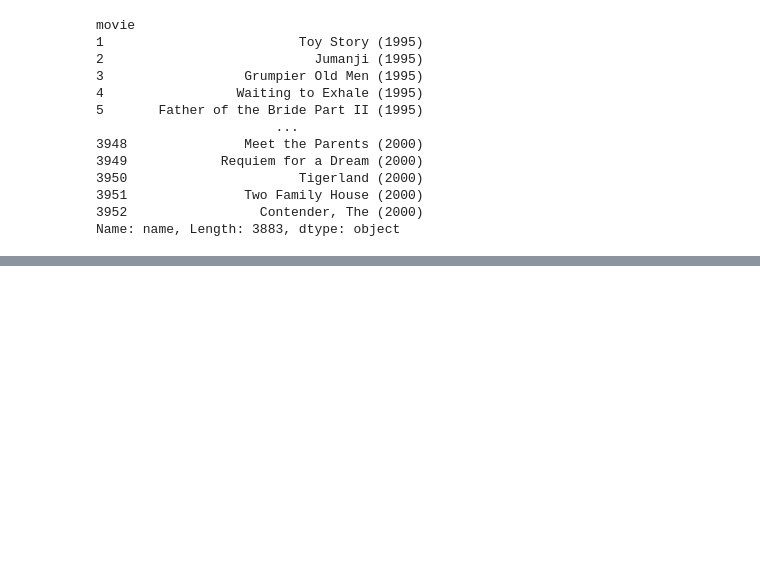
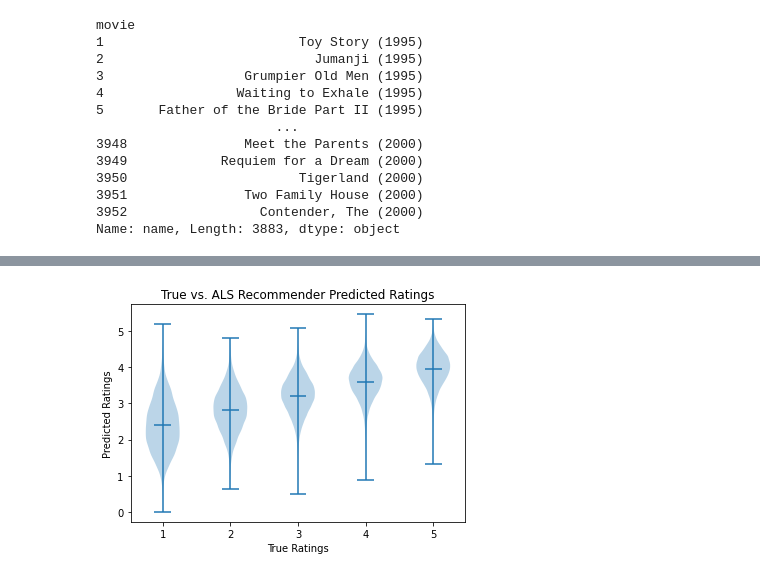
Before and after one commit to andrewmmeans/dsi-movie-recommender, a Jupyter notebook: load_data.ipynb, the cells around one changed output, grey strips where cells are left out. Drawn from its saved outputs; the diff is of its cells as text; code cells hidden in the pictures; blank space fills up the shorter version.

Commit message:
update with spark ALS

```diff
--- a/load_data.ipynb
+++ b/load_data.ipynb
@@ -200,0 +208,6 @@ pd.crosstab(dm_df['dampened_mean'], dm_df['dampened_mean'] - dm_df['avg_value'])
+# %%
+import pyspark
+from pyspark import SparkContext
+
+spark = pyspark.sql.SparkSession.builder.getOrCreate()
+sc = spark.sparkContext
@@ -200,0 +218,10 @@ pd.crosstab(dm_df['dampened_mean'], dm_df['dampened_mean'] - dm_df['avg_value'])
+# %%
+schema = StructType([
+    StructField("user", IntegerType(), True),
+    StructField("movie", IntegerType(), True),
+    StructField("rating", IntegerType(), True),
+    StructField("timestamp", IntegerType(), True)])
+
+
+
+df_ratings = spark.read.csv('data/training.csv',sep=',', header=True, schema=schema)
@@ -200,0 +256,2 @@ pd.crosstab(dm_df['dampened_mean'], dm_df['dampened_mean'] - dm_df['avg_value'])
+# %%
+train, test = df_ratings.randomSplit([0.8, 0.2], seed=2020)
@@ -200,0 +348,2 @@ pd.crosstab(dm_df['dampened_mean'], dm_df['dampened_mean'] - dm_df['avg_value'])
+# %%
+predictions_df = predictions_imputed.toPandas()
@@ -200,0 +366,9 @@ pd.crosstab(dm_df['dampened_mean'], dm_df['dampened_mean'] - dm_df['avg_value'])
+# %%
+data = [predictions_df['prediction'][predictions_df['rating'] == rating].values for rating in range(1, 6)]
+plt.violinplot(data, range(1,6), showmeans=True)
+plt.xlabel('True Ratings')
+plt.ylabel('Predicted Ratings')
+plt.title('True vs. ALS Recommender Predicted Ratings')
+plt.show()
+# %% [output]
+[figure, added]
```
Also changed, not shown: parts of 23 cells of this notebook.
